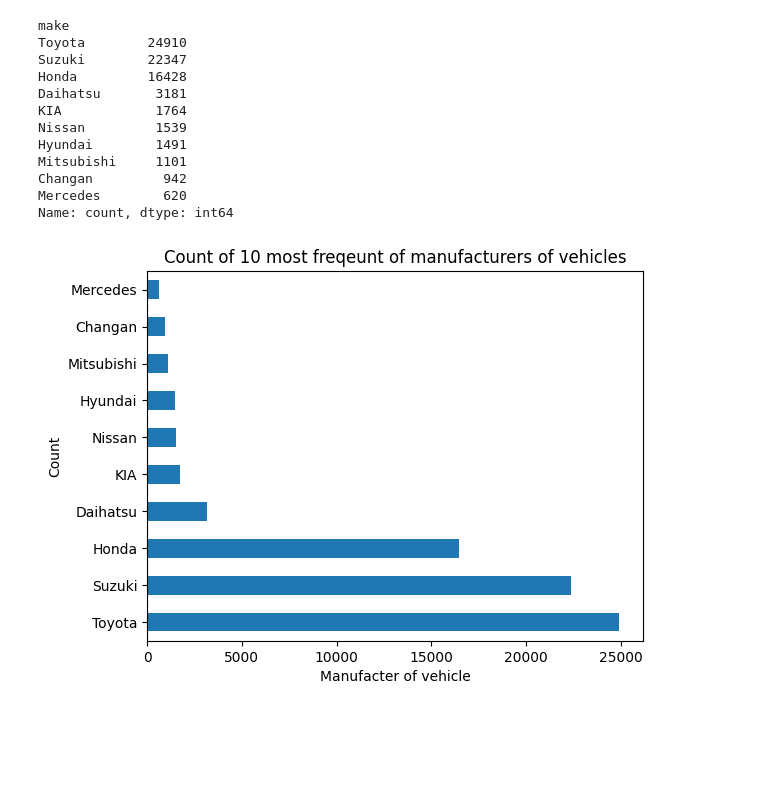
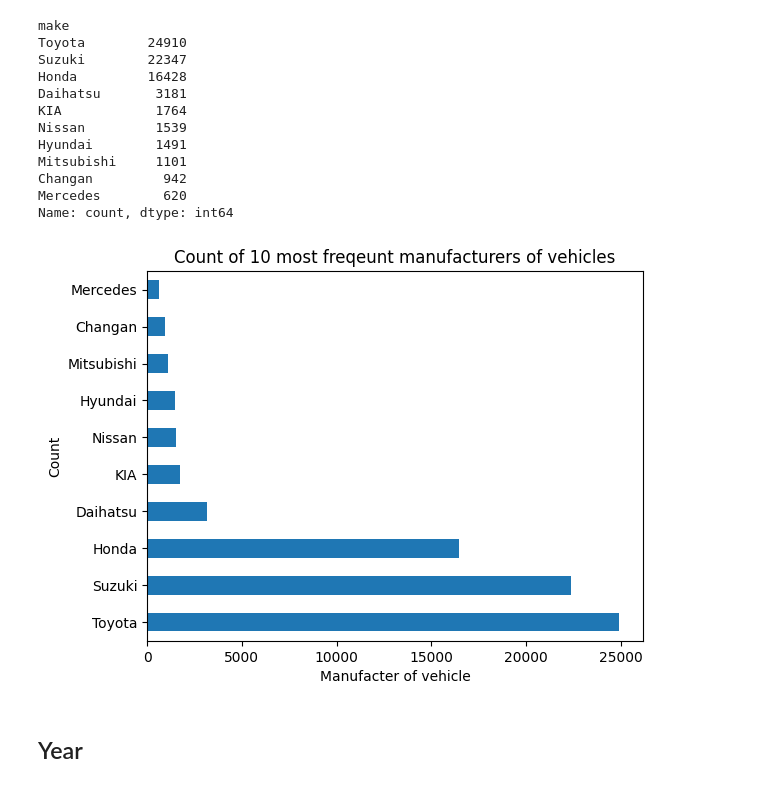
Before and after one commit to RadimCech/LSM1_projekt, a Jupyter notebook: script.ipynb, the cells around one changed output. Cells and saved outputs as stored; diff of their text form; code cells hidden in the pictures; blank space fills up the shorter version.

```diff
--- a/script.ipynb
+++ b/script.ipynb
@@ -145,9 +145,11 @@ Mercedes        620
 Name: count, dtype: int64
 # %%
 top10_make.plot(kind = 'barh')
-plt.title('Count of 10 most freqeunt of manufacturers of vehicles')
+plt.title('Count of 10 most freqeunt manufacturers of vehicles')
 plt.xlabel('Manufacter of vehicle')
 plt.ylabel('Count')
 plt.show()
 # %% [output]
-[figure, old version]
+[figure, new version]
+# %% [markdown]
+## Year
```
Also changed, not shown: parts of 14 cells of this notebook.
